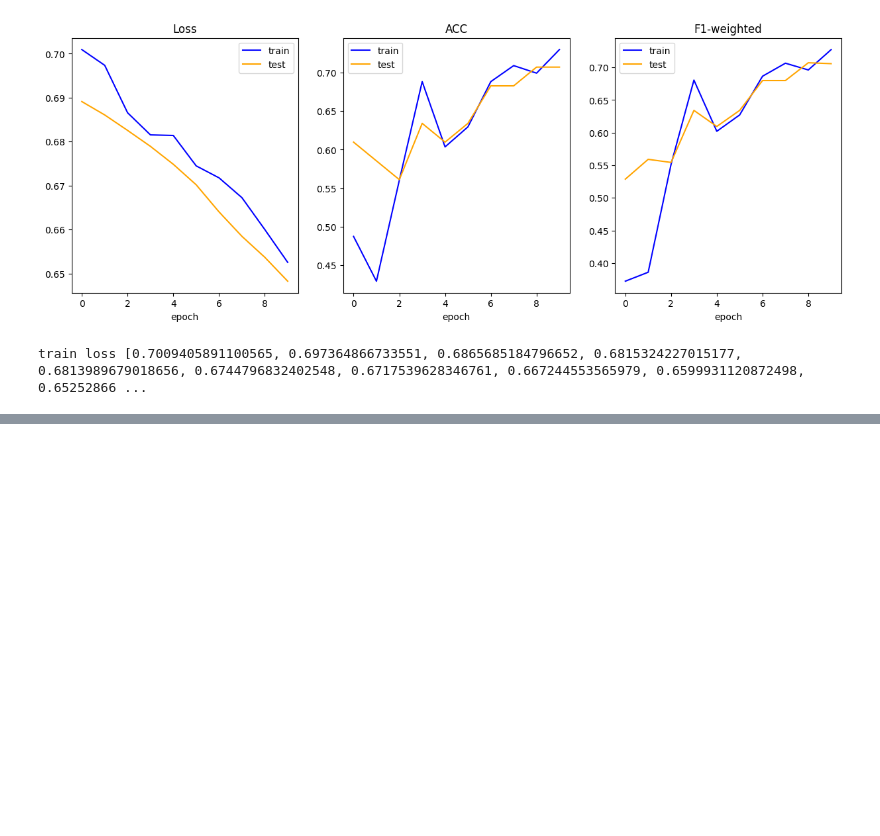
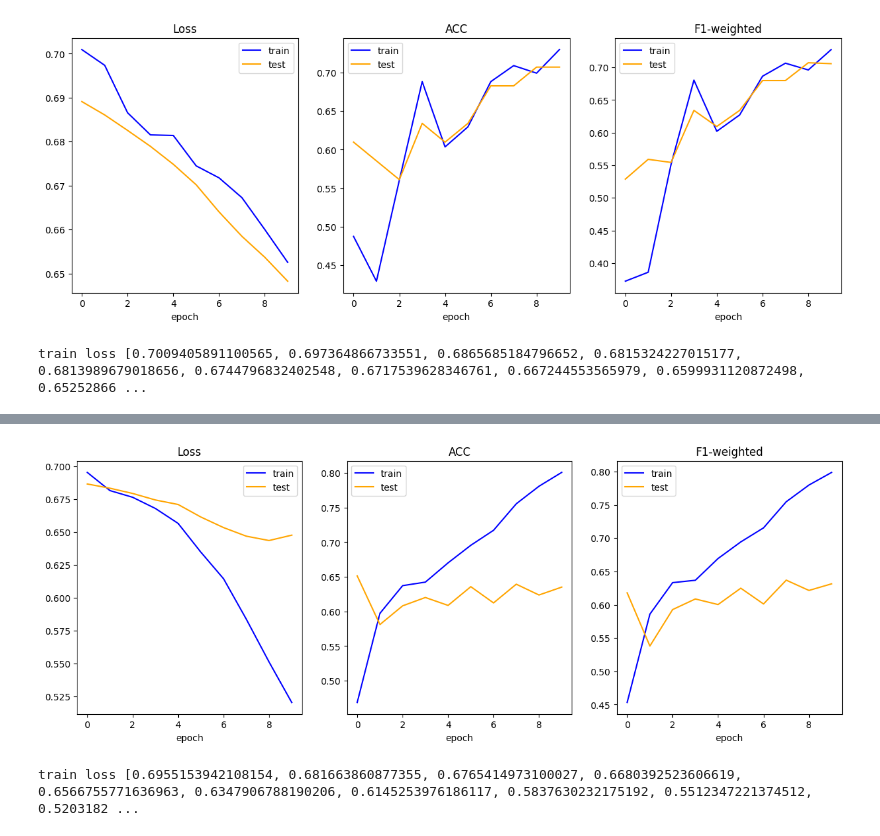
Before and after one commit to sinarollin/Inclusiveness-in-Sarcasm-Detection, a Jupyter notebook: text-model-training.ipynb, the cells around one changed output, grey strips where cells are left out. Cells and saved outputs as stored; diff of their text form; code cells hidden in the pictures; blank space fills up the shorter version.

```diff
--- a/text-model-training.ipynb
+++ b/text-model-training.ipynb
@@ -309,0 +398,76 @@ train loss [0.69363072514534, 0.6896028419335684, 0.6856741309165955, 0.68049069
+# %%
+# MALE MODEL ENRICHED
+
+# Set seed for reproducibility
+torch.manual_seed(42)
+
+# Set device
+device = torch.device("cpu")
+
+# Set hyperparameters
+learning_rate = 0.0001
+num_epochs = 10
+batch_size = 64
+weight_decay = 0.05
+dropout_prob = 0
+
+# Split dataset into training and testing
+dataset = SarcasmDataset(M_data_enriched)
+train_size = int(0.8 * len(dataset))  # 80% of the data for training
+test_size = len(dataset) - train_size  # 20% of the data for testing
+train_dataset, test_dataset = random_split(dataset, [train_size, test_size])
+
+# Initialize the dataLoaders
+train_dataloader = DataLoader(train_dataset, batch_size=batch_size)
+test_dataloader = DataLoader(test_dataset, batch_size=batch_size)
+
+# Initialize the model
+M_model_enriched = BertForSequenceClassification.from_pretrained(
+    "prajjwal1/bert-tiny",
+    num_labels=2,
+    output_attentions=False,
+    output_hidden_states=False,
+)
+
+M_model_enriched.classifier = nn.Sequential(
+    nn.Dropout(dropout_prob),
+    nn.Linear(in_features=128, out_features=64, bias=True),
+    nn.Tanh(),
+    nn.Linear(in_features=64, out_features=16, bias=True),
+    nn.Tanh(),
+    nn.Linear(in_features=16, out_features=2, bias=True)
+    )
+
+M_model_enriched.to(device)
+
+# Define optimizer and criterion
+optimizer = AdamW(M_model_enriched.parameters(), lr=learning_rate, weight_decay=weight_decay)
+criterion = nn.CrossEntropyLoss()
+
+# Define metrics
+metrics = {'ACC': functions.acc, 'F1-weighted': functions.f1}
+
+# Training loop
+train_loss_log,  test_loss_log = [], []
+metrics_names = list(metrics.keys())
+train_metrics_log = [[] for i in range(len(metrics))]
+test_metrics_log = [[] for i in range(len(metrics))]
+
+for epoch in range(num_epochs):
+    print(f"Epoch {epoch + 1}")
+    train_loss, train_metrics = functions.train_epoch(M_model_enriched, optimizer, criterion, metrics, train_dataloader, device)
+    test_loss, test_metrics = functions.evaluate(M_model_enriched, criterion, metrics, test_dataloader, device)
+
+    train_loss_log.append(train_loss)
+    train_metrics_log = functions.update_metrics_log(metrics_names, train_metrics_log, train_metrics)
+
+    test_loss_log.append(test_loss)
+    test_metrics_log = functions.update_metrics_log(metrics_names, test_metrics_log, test_metrics)
+
+    functions.plot_training(train_loss_log, test_loss_log, metrics_names, train_metrics_log, test_metrics_log)
+
+print("train loss", train_loss_log, "test loss", test_loss_log)
+
+# Save model
+torch.save(M_model_enriched.state_dict(), 'models/M_model_text.pth')
+# %% [output]
@@ -309,0 +476,2 @@ train loss [0.69363072514534, 0.6896028419335684, 0.6856741309165955, 0.68049069
+[figure, added]
+train loss [0.6955153942108154, 0.681663860877355, 0.6765414973100027, 0.6680392523606619, 0.6566755771636963, 0.6347906788190206, 0.6145253976186117, 0.5837630232175192, 0.5512347221374512, 0.5203182 ...
```
Also changed, not shown: parts of 4 cells of this notebook, 18 other files.
